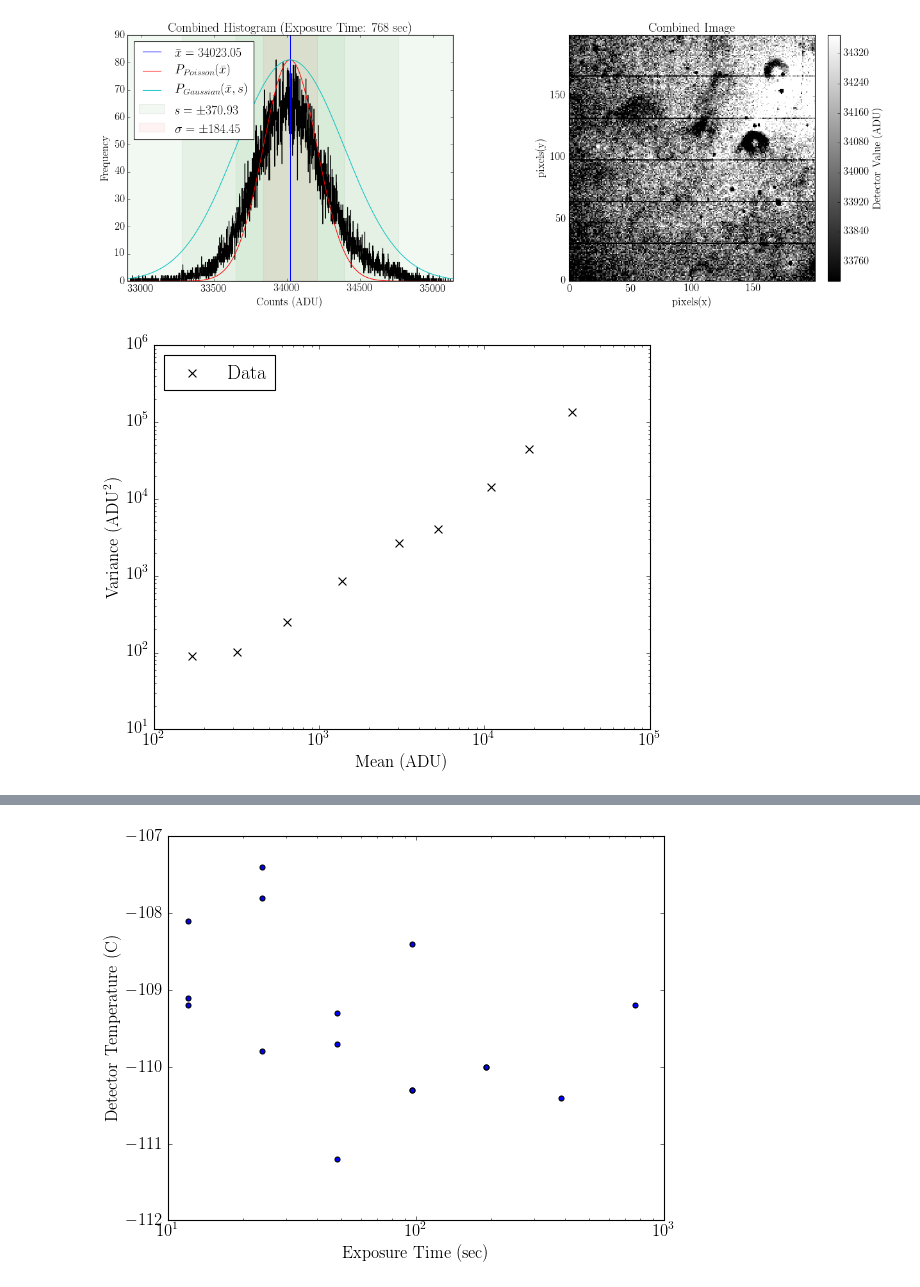
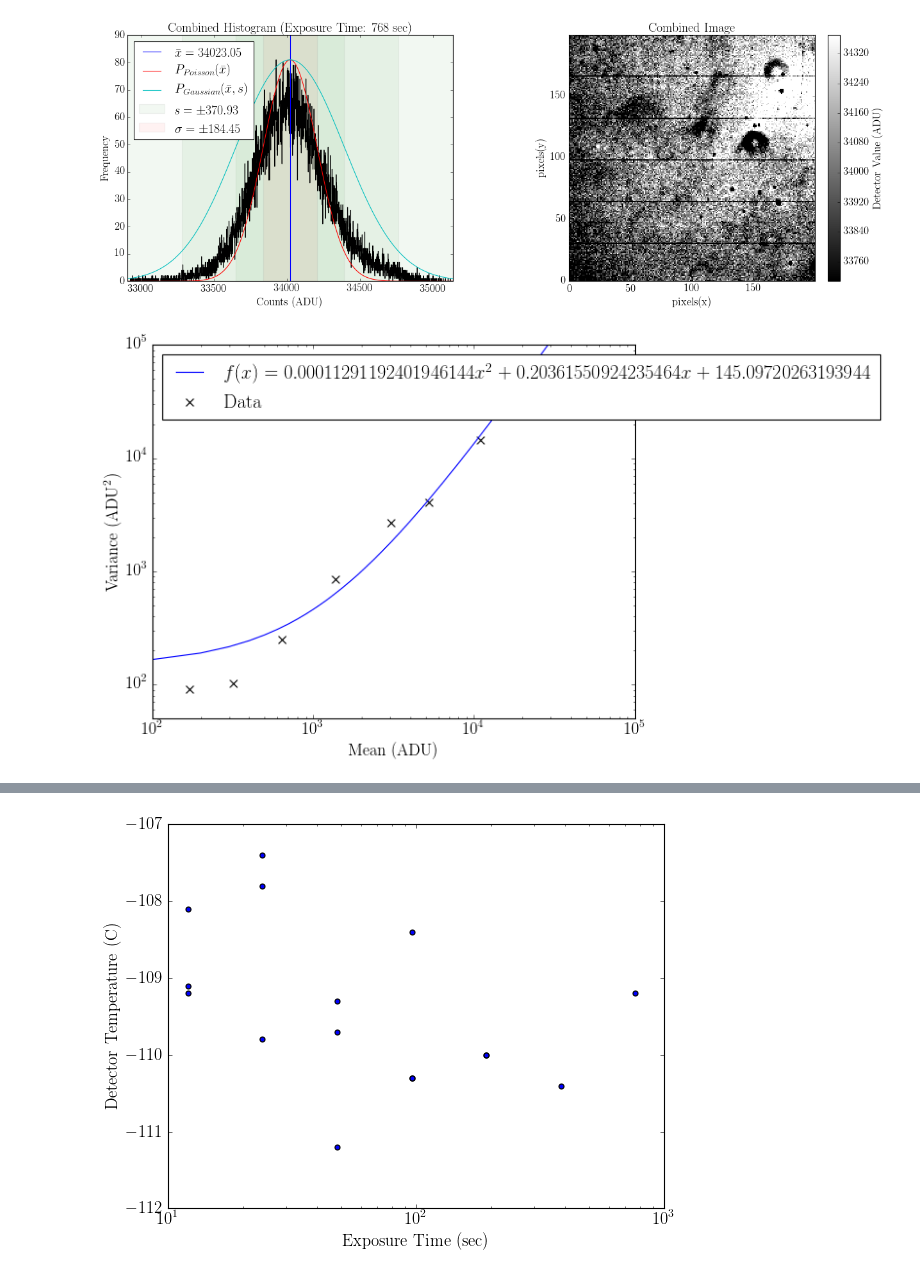
Before and after one commit to jbirky/photonCounting, a Jupyter notebook: analysis.ipynb, the cells around one changed output, grey strips where cells are left out. Saved outputs shown, nothing was run; the diff lists cells and outputs as text; code cells hidden in the pictures.

```diff
--- a/analysis.ipynb
+++ b/analysis.ipynb
@@ -24,25 +24,9 @@ def median(array):
 
     return sorted(array)[percentile50]
 # %%
-def factorial(n, **kwargs):
-
-    method = kwargs.get('method', 'sterling')
-
-    if method == 'exact':
-        nfact = 1
-        for i in range(n):
-            nfact *= (i+1)
-    # sterling approximation
-    elif method == 'sterling':
-        nfact = math.sqrt(2*math.pi) * n**(n+.5) / math.e**n
-
-    return nfact
 
 def poisson_approx(data, mean, **kwargs):
 
-    method = kwargs.get('method')
-
-#     pdist = np.array([mu**x/factorial(x, method=method) * math.e**(-mu) for x in xarray])
     pdist = np.array(np.exp((data*np.log(mean))-(data*np.log(data))+data-mean))
 
     return pdist
@@ -264,26 +252,28 @@ for exp in exp_times:
 # %%
 xbar = np.array([np.mean(f) for f in counts])
 s = np.array([np.std(f) for f in counts])
 
-xyline = np.arange(10**2, 10**5, 10**3)
-
-fit = np.polyfit(mean_arr, var_arr, 2)
-y_arr = np.polyval(fit, mean_arr)
+#fit polynomial
+x_arr = np.arange(0, 10**5, 10**2)
+fit = np.polyfit(xbar, s**2, 2)
+y_arr = np.polyval(fit, x_arr)
 
 #plot data
 plt.scatter(xbar, s**2, marker='x', s=50, color='k', label='Data')
 #plot 2nd degree polynomial
-plt.plot(mean_arr, y_arr)
+plt.plot(x_arr, y_arr, label=r'$f(x)=%s x^2 + %s x + %s$'%(fit[0], fit[1], fit[2]))
 
+plt.xlim(100, 10**5)
+plt.ylim(50, 10**5)
 plt.xscale('log')
 plt.yscale('log')
 plt.xlabel('Mean (ADU)')
 plt.ylabel('Variance (ADU$^2$)')
 plt.legend(loc='upper left', scatterpoints=1)
 plt.savefig('writeup/plots/mean_vs_variance.png')
 plt.show()
 # %% [output]
-[figure, old version]
+[figure, new version]
 # %%
 #counts per second
 cps = np.array([np.mean(f/exp_times[0]) for f in counts])
```
Also changed, not shown: parts of 3 cells of this notebook, 1 other file.
